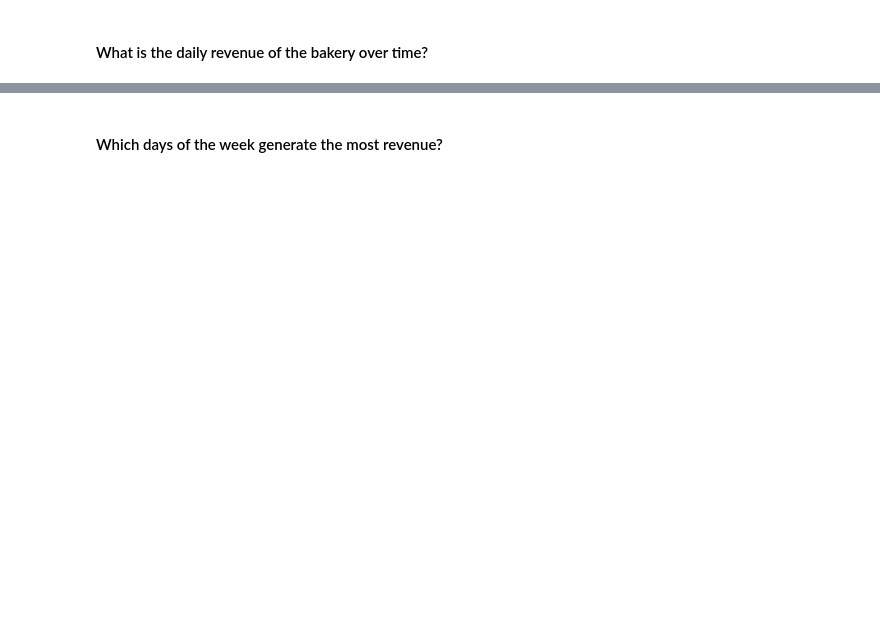
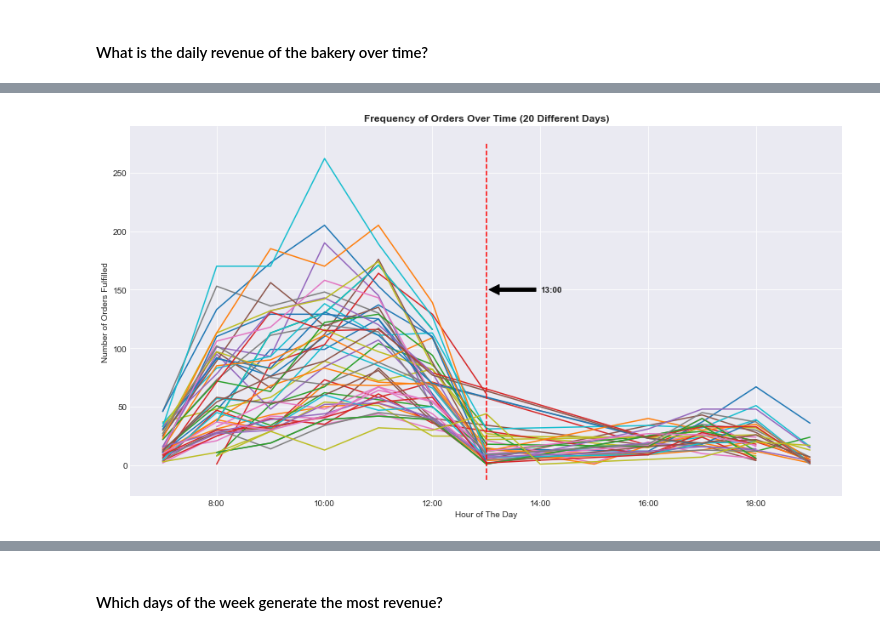
Before and after one commit to TrinityGahagen2K/french-bakery-analysis, a Jupyter notebook: french_bakery_analysis.ipynb, the cells around one changed output, grey strips where cells are left out. Cells and saved outputs as stored; diff of their text form; code cells hidden in the pictures; blank space fills up the shorter version.

```diff
--- a/french_bakery_analysis.ipynb
+++ b/french_bakery_analysis.ipynb
@@ -241,0 +396,27 @@ ax.set_title('Daily Revenue over Time');
+# %%
+fig, ax = plt.subplots(figsize=(15, 8))
+color_map = sns.color_palette('tab10')
+for i in range(50):
+    random_day = bakery['date'].sample(n=1).iloc[0]
+
+    random_day_df = bakery.loc[bakery['date'] == random_day]
+    data = random_day_df.groupby('hour')['ticket_number'].size()
+
+    ax.plot(data.index, data, color=color_map[i % 10])
+
+ax.vlines(x=13, ymin=ax.get_ylim()[0], ymax=ax.get_ylim()[1], color='red', ls='--')
+ax.annotate(text='13:00',
+            xy=(13, 150),
+            xytext=(14, 150),
+            xycoords='data',
+            va='center',
+            ha='left',
+            fontweight = 'bold',
+            arrowprops=dict(facecolor='black', shrink=0.05))
+ax.set_xlabel('Hour of The Day')
+ax.set_ylabel('Number of Orders Fulfilled')
+ax.set_title('Frequency of Orders Over Time (20 Different Days)')
+ax.yaxis.set_major_formatter(FuncFormatter(lambda y, _: '{:,.0f}'.format(y)))
+ax.xaxis.set_major_formatter(FuncFormatter(lambda x, _: f'{x:.0f}:00'))
+# %% [output]
+[figure, added]
```
Also changed, not shown: parts of 37 cells of this notebook.
